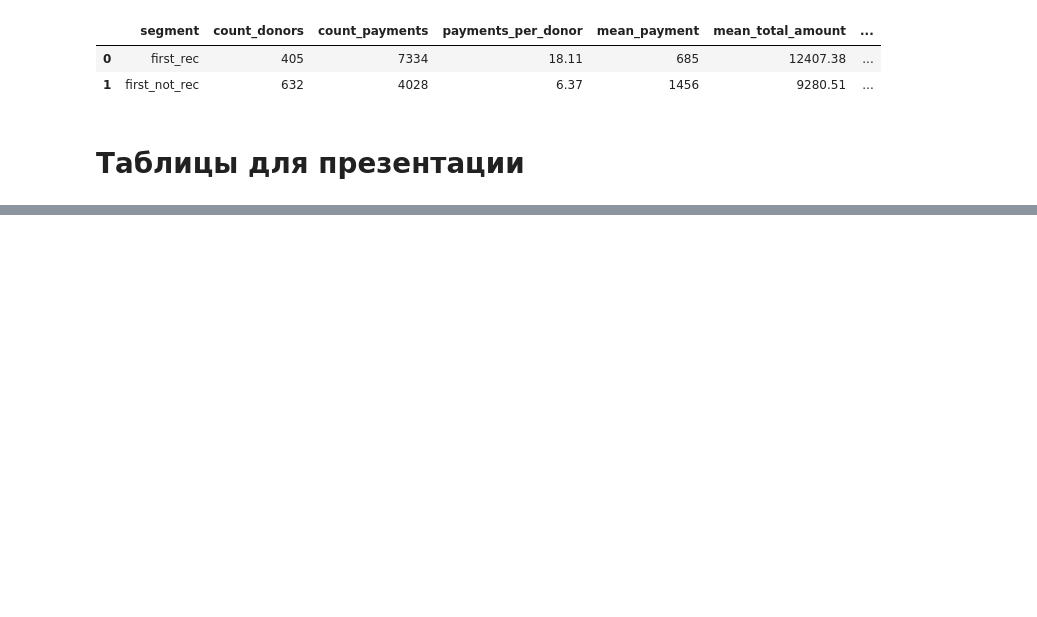
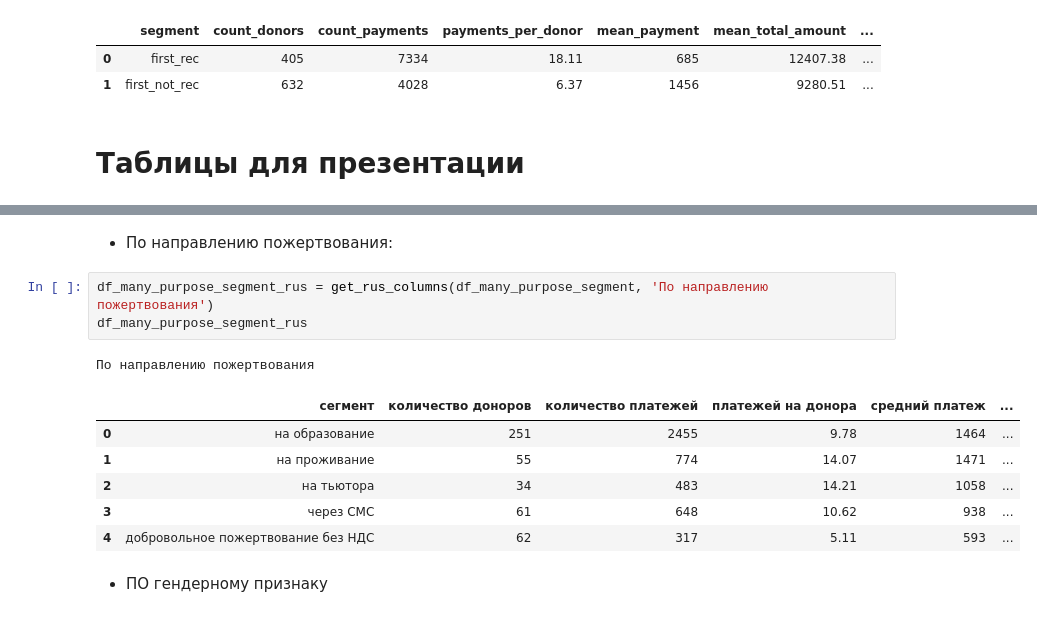
Before and after one commit to mvsmv/anarmovsumov, a Jupyter notebook: charity_fund/buro_dobryh_del.ipynb, the cells around one changed output, grey strips where cells are left out. Saved outputs shown, nothing was run; the diff lists cells and outputs as text; blank space fills up the shorter version.

```diff
--- a/charity_fund/buro_dobryh_del.ipynb
+++ b/charity_fund/buro_dobryh_del.ipynb
@@ -2101,0 +2216,15 @@ get_metrics(df_many, first_rec_segment)
+# %% [markdown]
+- По направлению пожертвования:
+# %%
+df_many_purpose_segment_rus = get_rus_columns(df_many_purpose_segment, 'По направлению пожертвования')
+df_many_purpose_segment_rus
+# %% [output]
+По направлению пожертвования
+|  | сегмент | количество доноров | количество платежей | платежей на донора | средний платеж | ... |
+| 0 | на образование | 251 | 2455 | 9.78 | 1464 | ... |
+| 1 | на проживание | 55 | 774 | 14.07 | 1471 | ... |
+| 2 | на тьютора | 34 | 483 | 14.21 | 1058 | ... |
+| 3 | через СМС | 61 | 648 | 10.62 | 938 | ... |
+| 4 | добровольное пожертвование без НДС | 62 | 317 | 5.11 | 593 | ... |
+# %% [markdown]
+- ПО гендерному признаку
```
Also changed, not shown: parts of 43 cells of this notebook.
